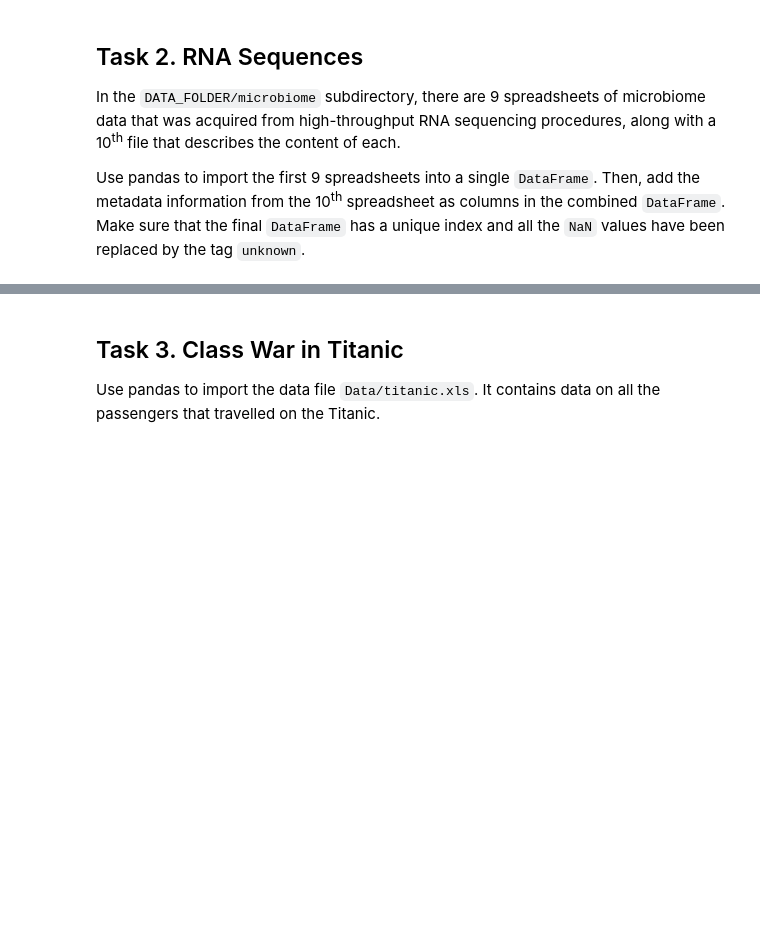
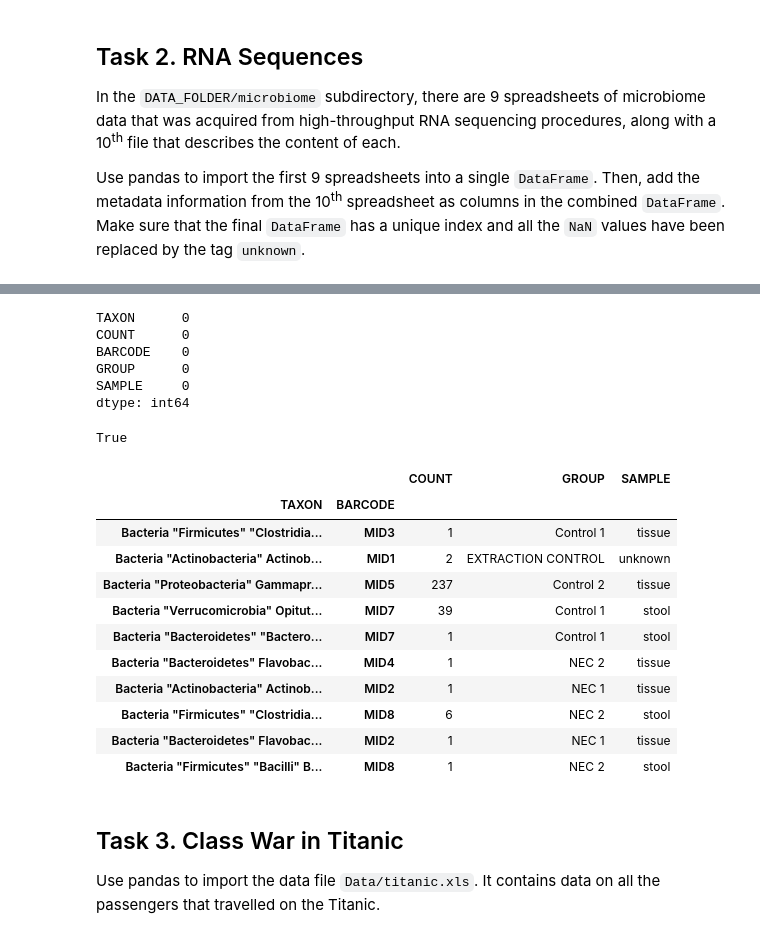
Before and after one commit to tarmeens/ada-homework, a Jupyter notebook: 01 - Pandas and Data Wrangling/Homework 1.ipynb, the cells around one changed output, grey strips where cells are left out. Saved outputs shown, nothing was run; the diff lists cells and outputs as text; code cells hidden in the pictures; blank space fills up the shorter version.

```diff
--- a/01 - Pandas and Data Wrangling/Homework 1.ipynb
+++ b/01 - Pandas and Data Wrangling/Homework 1.ipynb
@@ -112,29 +174,15 @@ Use pandas to import the first 9 spreadsheets into a single `DataFrame`.
 Then, add the metadata information from the 10<sup>th</sup> spreadsheet as columns in the combined `DataFrame`.
 Make sure that the final `DataFrame` has a unique index and all the `NaN` values have been replaced by the tag `unknown`.
 # %%
-path = DATA_FOLDER+"microbiome"
+path = DATA_FOLDER + "microbiome"
 metadata = glob.glob(path + "/metadata.xls")
 filenames = glob.glob(path + "/MID*.xls")
 
-metadata = pd.read_excel(metadata[0])
-
 rnaData = []
 for i, file in enumerate(filenames):
-    currData = pd.read_excel(file, header=None, names=["Taxon", "Count"])
-    currData["BARCODE"] = "MID"+str(i+1) #add a column value to do the join
+    currData = pd.read_excel(file, header=None, names=["TAXON", "COUNT"])
+    currData["BARCODE"] = "MID"+str(i+1) # Add a column value to do the join
     rnaData.append(currData)
 
 result = pd.concat(rnaData)
-result = pd.merge(result, metadata, how='inner', on="BARCODE")
-
-result = result.fillna("unknown")
-# there are no NaN values
-print(pd.isnull(result).sum())
-
-# set an index that is unique
-result.set_index(["Taxon","BARCODE"], inplace=True) # set the first column as index
-print(result.index.is_unique)
-
-# print(result.index)
-# result["Archaea \"Crenarchaeota\" Thermoprotei Desulfurococcales Desulfurococcaceae Ignisphaera","MID1"]
 result.head()
@@ -141,3 +208,36 @@ result.head()
+# %%
+# Replace missing values (NaNs) with "unknown"
+result = result.fillna("unknown")
+# Make sure that there are no NaNs
+print(pd.isnull(result).sum())
+# %% [output]
+TAXON      0
+COUNT      0
+BARCODE    0
+GROUP      0
+SAMPLE     0
+dtype: int64
+# %%
+# seT an index that is unique (the combination of TAXON and BARCODE is suitable)
+result.set_index(["TAXON","BARCODE"], inplace=True)
+print(result.index.is_unique) # Check uniqueness
+
+# Show a sample of the transformed dataset
+result.sample(10)
+# %% [output]
+True
+|  |  | COUNT | GROUP | SAMPLE |
+| TAXON | BARCODE |  |  |  |
+| Bacteria "Firmicutes" "Clostridia... | MID3 | 1 | Control 1 | tissue |
+| Bacteria "Actinobacteria" Actinob... | MID1 | 2 | EXTRACTION CONTROL | unknown |
+| Bacteria "Proteobacteria" Gammapr... | MID5 | 237 | Control 2 | tissue |
+| Bacteria "Verrucomicrobia" Opitut... | MID7 | 39 | Control 1 | stool |
+| Bacteria "Bacteroidetes" "Bactero... | MID7 | 1 | Control 1 | stool |
+| Bacteria "Bacteroidetes" Flavobac... | MID4 | 1 | NEC 2 | tissue |
+| Bacteria "Actinobacteria" Actinob... | MID2 | 1 | NEC 1 | tissue |
+| Bacteria "Firmicutes" "Clostridia... | MID8 | 6 | NEC 2 | stool |
+| Bacteria "Bacteroidetes" Flavobac... | MID2 | 1 | NEC 1 | tissue |
+| Bacteria "Firmicutes" "Bacilli" B... | MID8 | 1 | NEC 2 | stool |
 # %% [markdown]
 ## Task 3. Class War in Titanic
 
```
Also changed, not shown: parts of 20 cells of this notebook.
